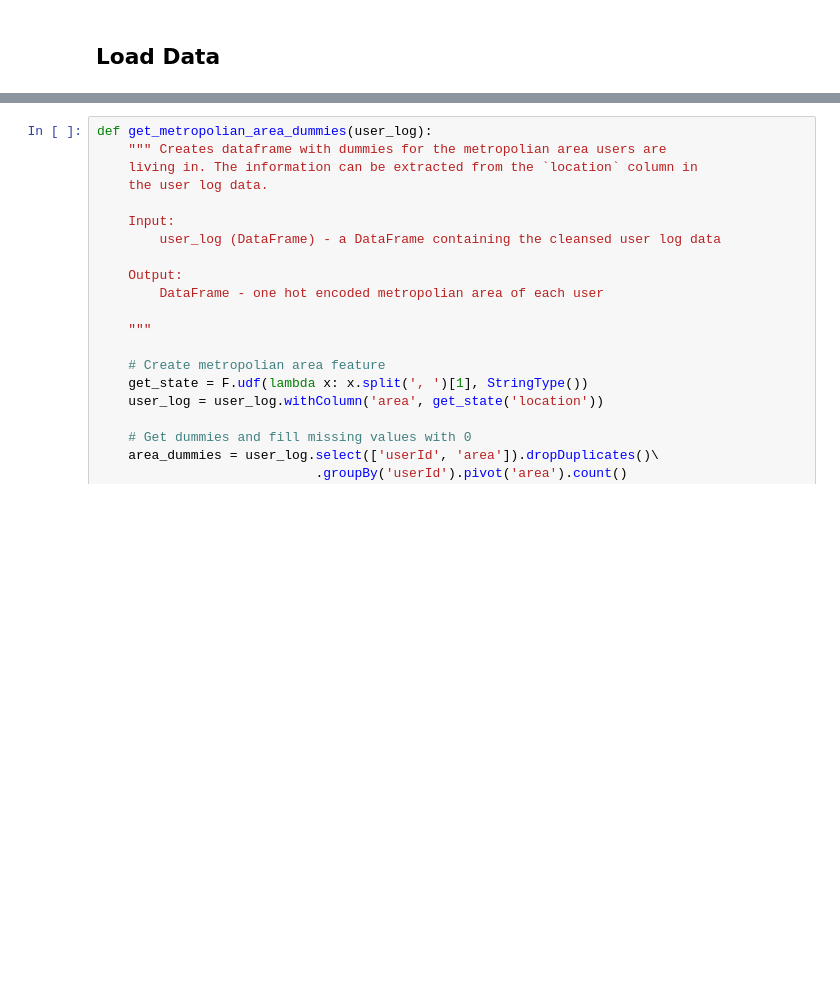
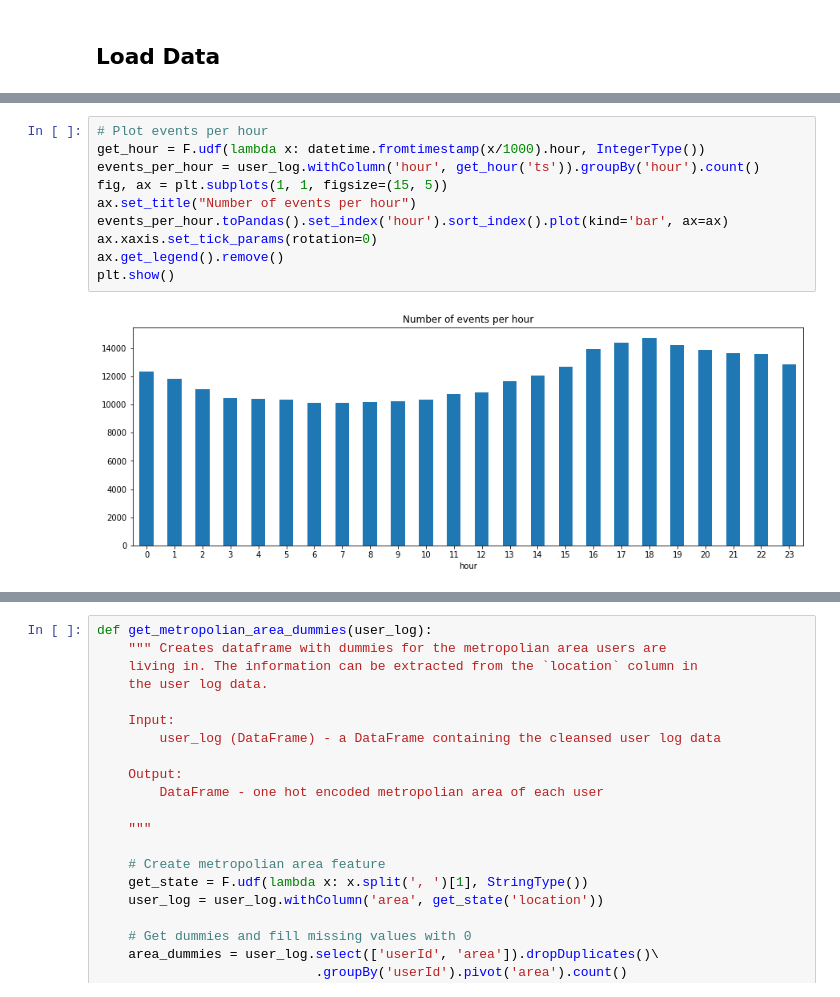
Before and after one commit to mwinterde/sparkify-capstone, a Jupyter notebook: Sparkify.ipynb, the cells around one changed output, grey strips where cells are left out. Drawn from its saved outputs; the diff is of its cells as text; blank space fills up the shorter version.

```diff
--- a/Sparkify.ipynb
+++ b/Sparkify.ipynb
@@ -479,0 +186,12 @@ event_counts.toPandas().head(5)
+# %%
+# Plot events per hour
+get_hour = F.udf(lambda x: datetime.fromtimestamp(x/1000).hour, IntegerType())
+events_per_hour = user_log.withColumn('hour', get_hour('ts')).groupBy('hour').count()
+fig, ax = plt.subplots(1, 1, figsize=(15, 5))
+ax.set_title("Number of events per hour")
+events_per_hour.toPandas().set_index('hour').sort_index().plot(kind='bar', ax=ax)
+ax.xaxis.set_tick_params(rotation=0)
+ax.get_legend().remove()
+plt.show()
+# %% [output]
+[figure, added]
```
Also changed, not shown: parts of 174 cells of this notebook.
